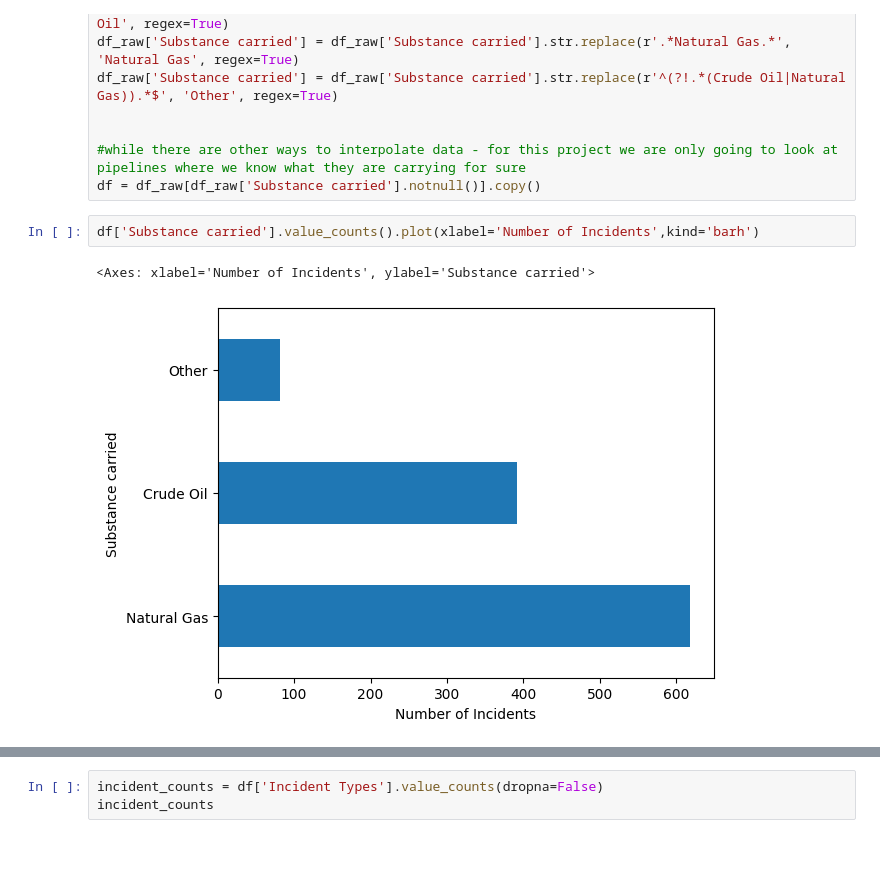
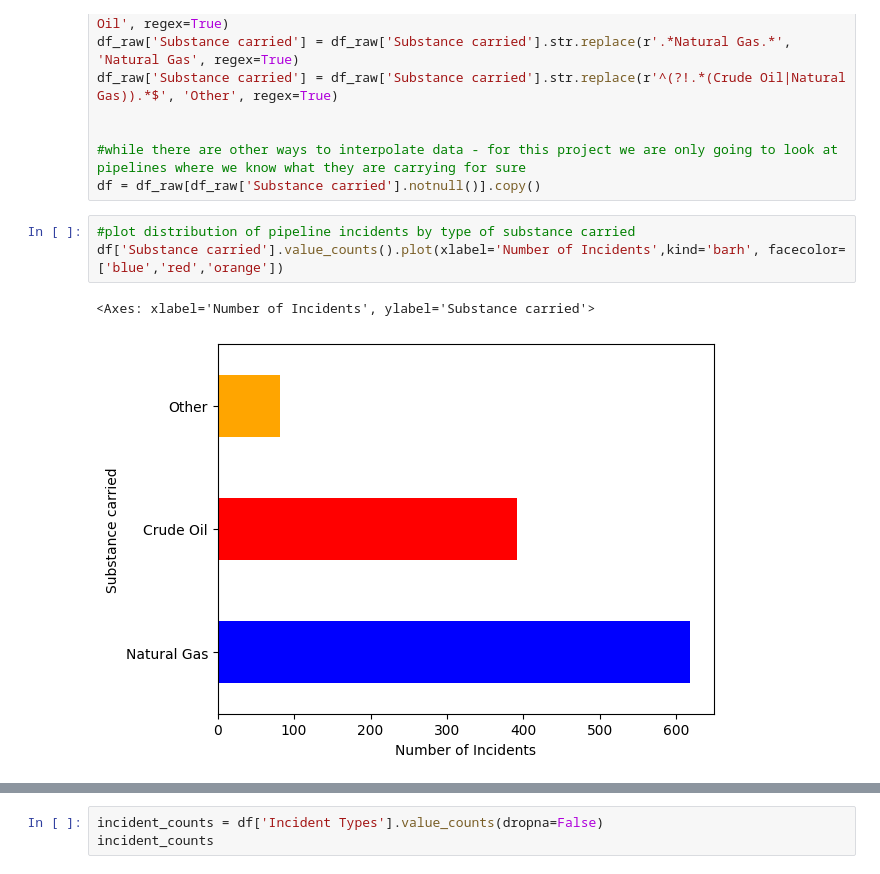
Before and after one commit to jwatchorn/pipeline_analysis, a Jupyter notebook: notebook.ipynb, the cells around one changed output, grey strips where cells are left out. Cells and saved outputs as stored; diff of their text form.

```diff
--- a/notebook.ipynb
+++ b/notebook.ipynb
@@ -74,7 +60,8 @@ df_raw['Substance carried'] = df_raw['Substance carried'].str.replace(r'^(?!.*(C
 #while there are other ways to interpolate data - for this project we are only going to look at pipelines where we know what they are carrying for sure
 df = df_raw[df_raw['Substance carried'].notnull()].copy()
 # %%
-df['Substance carried'].value_counts().plot(xlabel='Number of Incidents',kind='barh')
+#plot distribution of pipeline incidents by type of substance carried
+df['Substance carried'].value_counts().plot(xlabel='Number of Incidents',kind='barh', facecolor=['blue','red','orange'])
 # %% [output]
 <Axes: xlabel='Number of Incidents', ylabel='Substance carried'>
-[figure, old version]
+[figure, new version]
```
Also changed, not shown: parts of 16 cells of this notebook, 1 other file.
